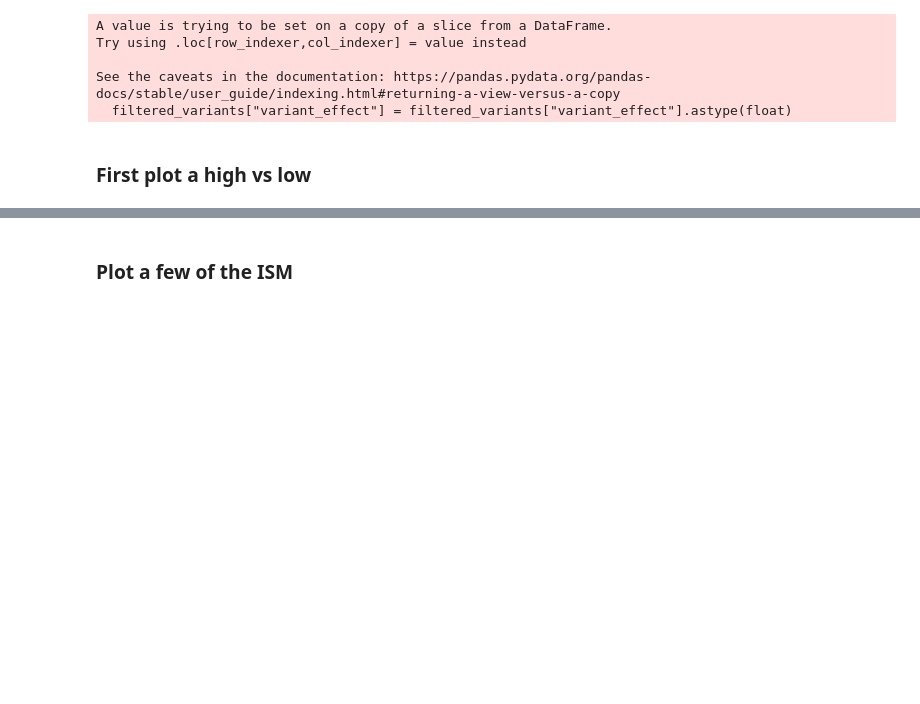
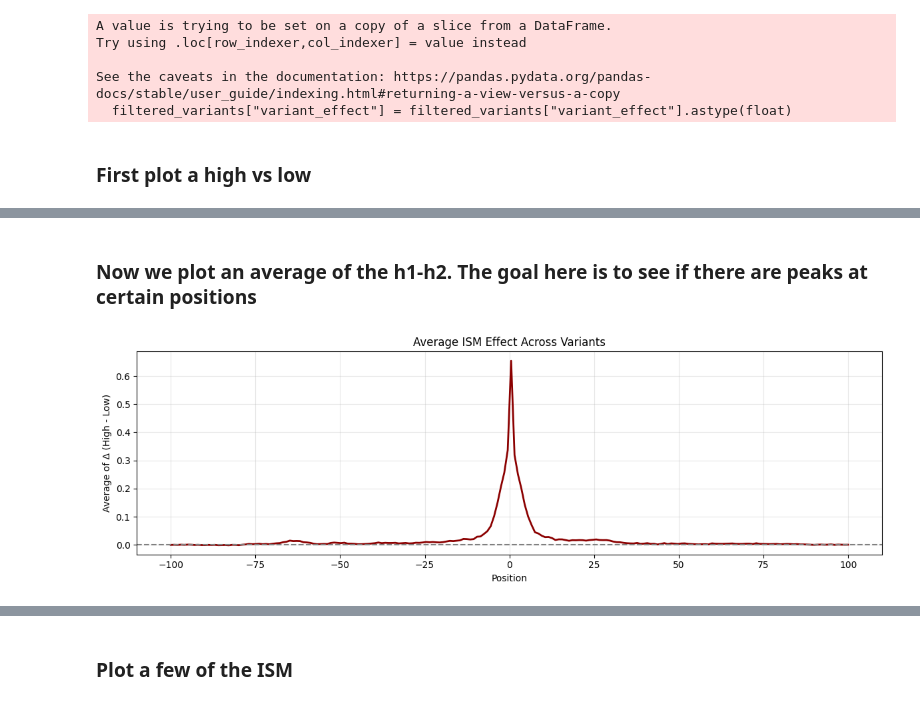
Before and after one commit to de-Boer-Lab/position-mpra, a Jupyter notebook: src/6-ism_variant_effects/predict_ism_for_all_OT_highvslow.ipynb, the cells around one changed output, grey strips where cells are left out. Drawn from its saved outputs; the diff is of its cells as text; code cells hidden in the pictures; blank space fills up the shorter version.

```diff
--- a/src/6-ism_variant_effects/predict_ism_for_all_OT_highvslow.ipynb
+++ b/src/6-ism_variant_effects/predict_ism_for_all_OT_highvslow.ipynb
@@ -265,0 +282,18 @@ plt.show()
+# %% [markdown]
+### Now we plot an average of the h1-h2. The goal here is to see if there are peaks at certain positions
+# %%
+# --- Compute row-wise average and plot line graph ---
+avg_diff = np.mean(diff_array, axis=0)  # average across rows
+positions = np.linspace(-100, 100, diff_array.shape[1])
+
+plt.figure(figsize=(12, 4))
+plt.plot(positions, avg_diff, color='darkred', lw=2)
+plt.axhline(0, color='grey', linestyle='--')
+plt.xlabel("Position")
+plt.ylabel("Average of Δ (High - Low)")
+plt.title("Average ISM Effect Across Variants")
+plt.grid(True, alpha=0.3)
+plt.tight_layout()
+plt.show()
+# %% [output]
+[figure, added]
```
Also changed, not shown: parts of 15 cells of this notebook, 8 other files.
